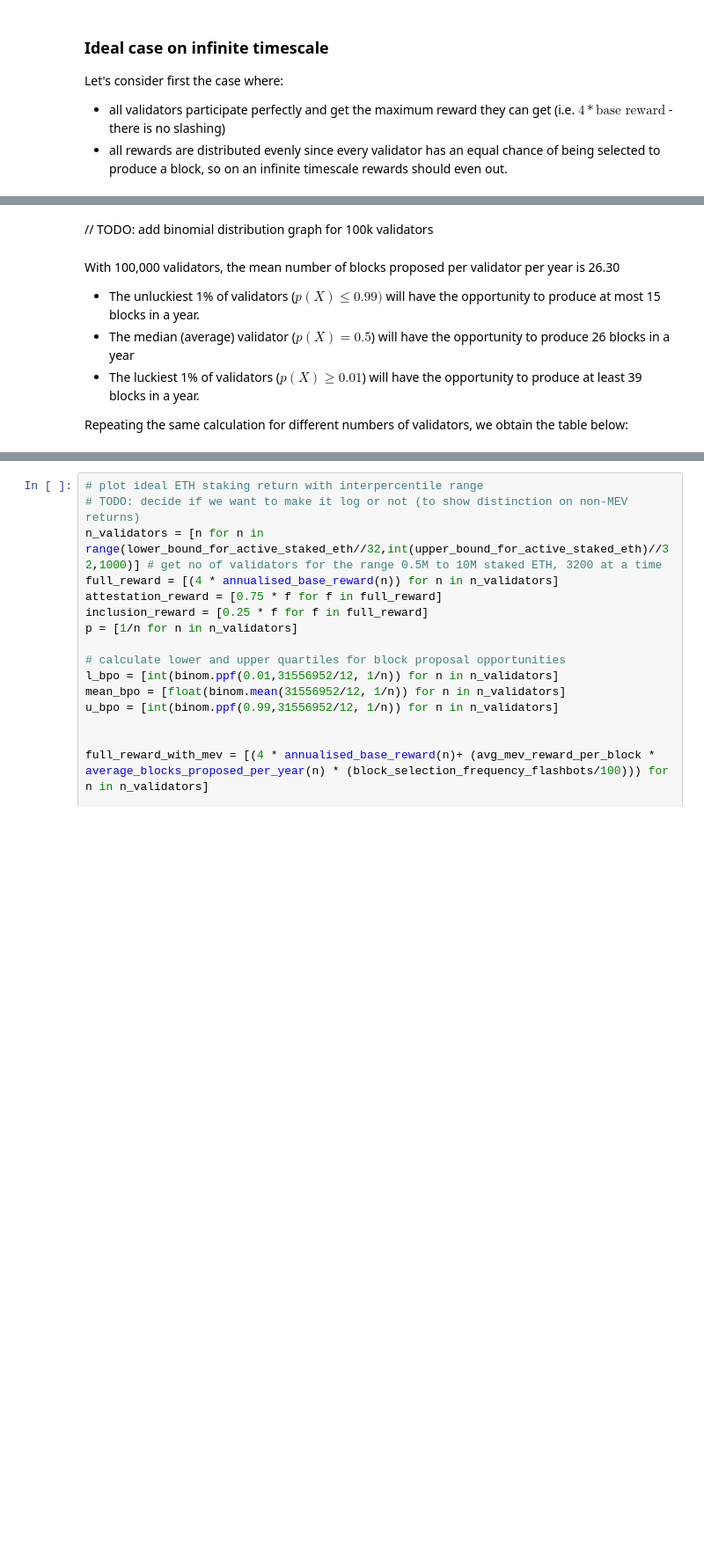
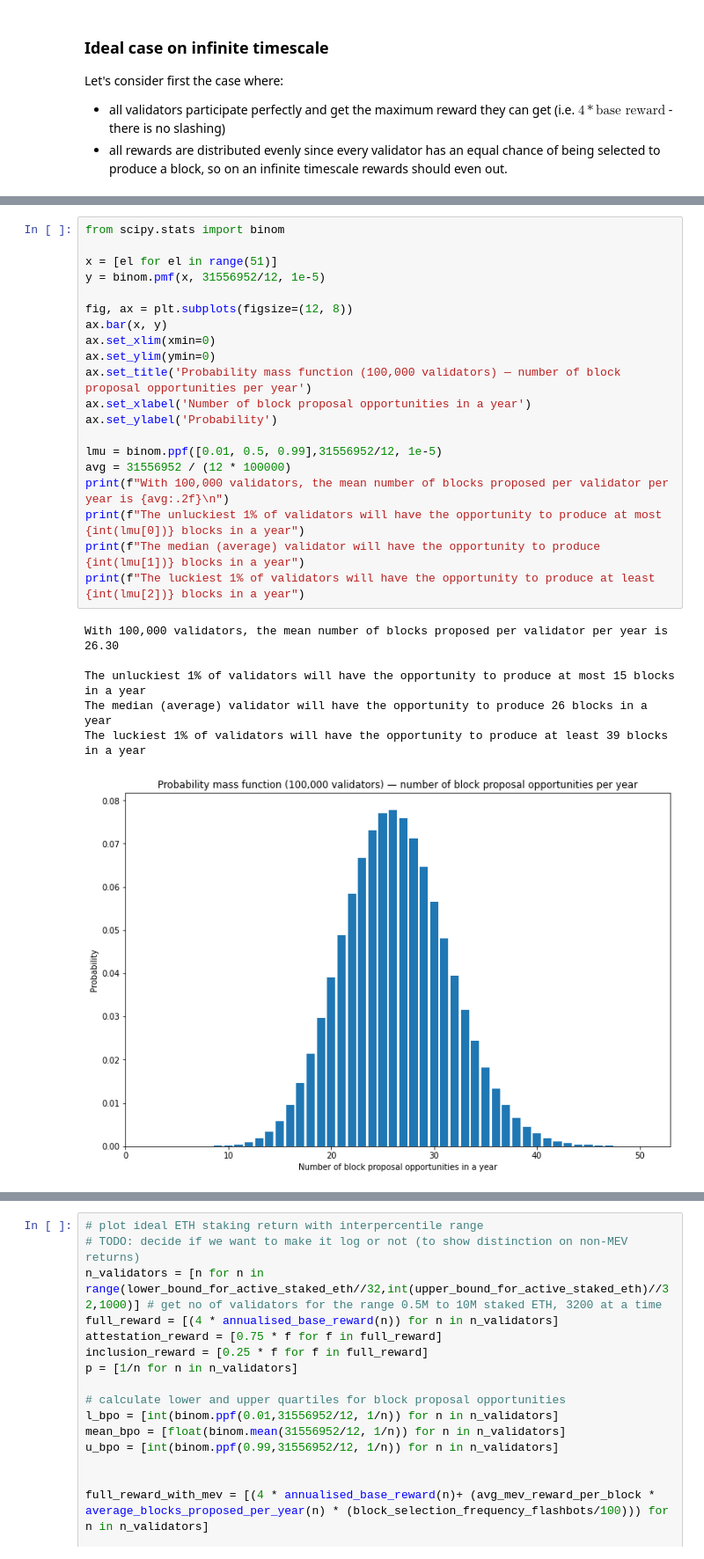
Before and after one commit to taarushv/eth2-mev-rewards, a Jupyter notebook: eth2-mev-calc.ipynb, the cells around one changed output, grey strips where cells are left out. Shown: that part at 88% size. Cells and saved outputs as stored; diff of their text form; blank space fills up the shorter version.

```diff
--- a/eth2-mev-calc.ipynb
+++ b/eth2-mev-calc.ipynb
@@ -130,11 +110,28 @@ We can find the distribution of luck for block proposal frequency in a year usin
 For 100,000 validators, this give us $$P(X) = {{2629746}\choose{k}} \cdot (10^{-5})^k{(1-10^{-5})}^{2629746-k}$$
-# %% [markdown]
-
-// TODO: add binomial distribution graph for 100k validators
-# %% [markdown]
-With 100,000 validators, the mean number of blocks proposed per validator per year is 26.30
-- The unluckiest 1% of validators ($p(X) \leq 0.99)$ will have the opportunity to produce at most 15 blocks in a year.
-- The median (average) validator ($p(X) = 0.5$) will have the opportunity to produce 26 blocks in a year
-- The luckiest 1% of validators ($p(X) \geq 0.01$) will have the opportunity to produce at least 39 blocks in a year.
-
-Repeating the same calculation for different numbers of validators, we obtain the table below:
+# %%
+from scipy.stats import binom
+
+x = [el for el in range(51)]
+y = binom.pmf(x, 31556952/12, 1e-5)
+
+fig, ax = plt.subplots(figsize=(12, 8))
+ax.bar(x, y)
+ax.set_xlim(xmin=0)
+ax.set_ylim(ymin=0)
+ax.set_title('Probability mass function (100,000 validators) — number of block proposal opportunities per year')
+ax.set_xlabel('Number of block proposal opportunities in a year')
+ax.set_ylabel('Probability')
+
+lmu = binom.ppf([0.01, 0.5, 0.99],31556952/12, 1e-5)
+avg = 31556952 / (12 * 100000)
+print(f"With 100,000 validators, the mean number of blocks proposed per validator per year is {avg:.2f}\n")
+print(f"The unluckiest 1% of validators will have the opportunity to produce at most {int(lmu[0])} blocks in a year")
+print(f"The median (average) validator will have the opportunity to produce {int(lmu[1])} blocks in a year")
+print(f"The luckiest 1% of validators will have the opportunity to produce at least {int(lmu[2])} blocks in a year")
+# %% [output]
+With 100,000 validators, the mean number of blocks proposed per validator per year is 26.30
+
+The unluckiest 1% of validators will have the opportunity to produce at most 15 blocks in a year
+The median (average) validator will have the opportunity to produce 26 blocks in a year
+The luckiest 1% of validators will have the opportunity to produce at least 39 blocks in a year
+[figure, added]
```
Also changed, not shown: parts of 25 cells of this notebook, 1 other file.
